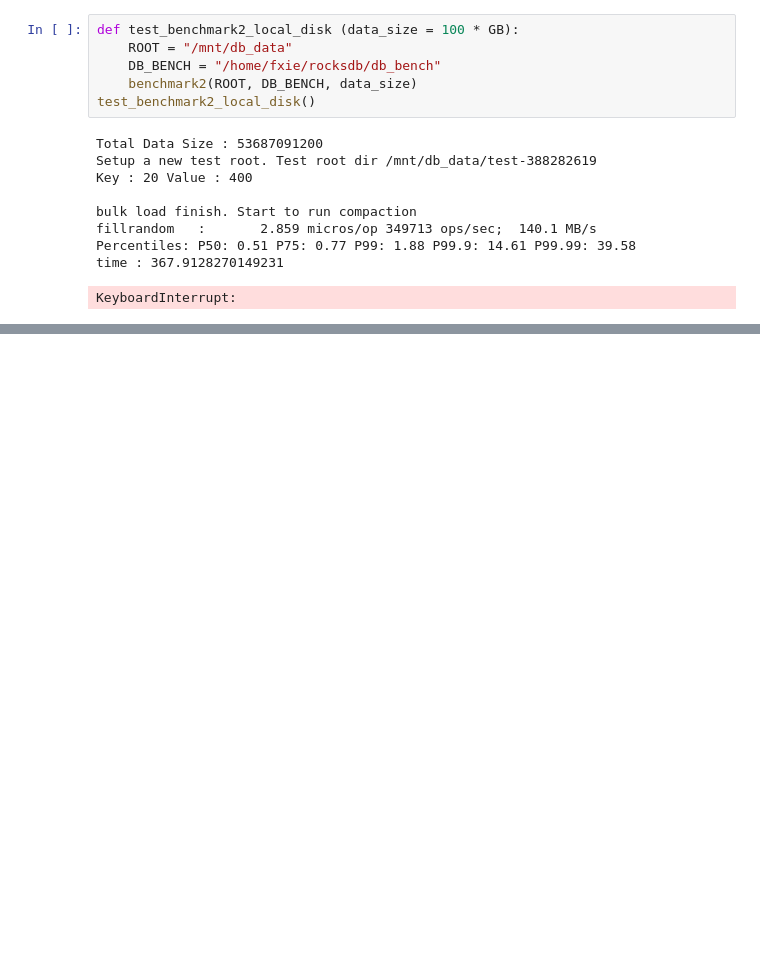
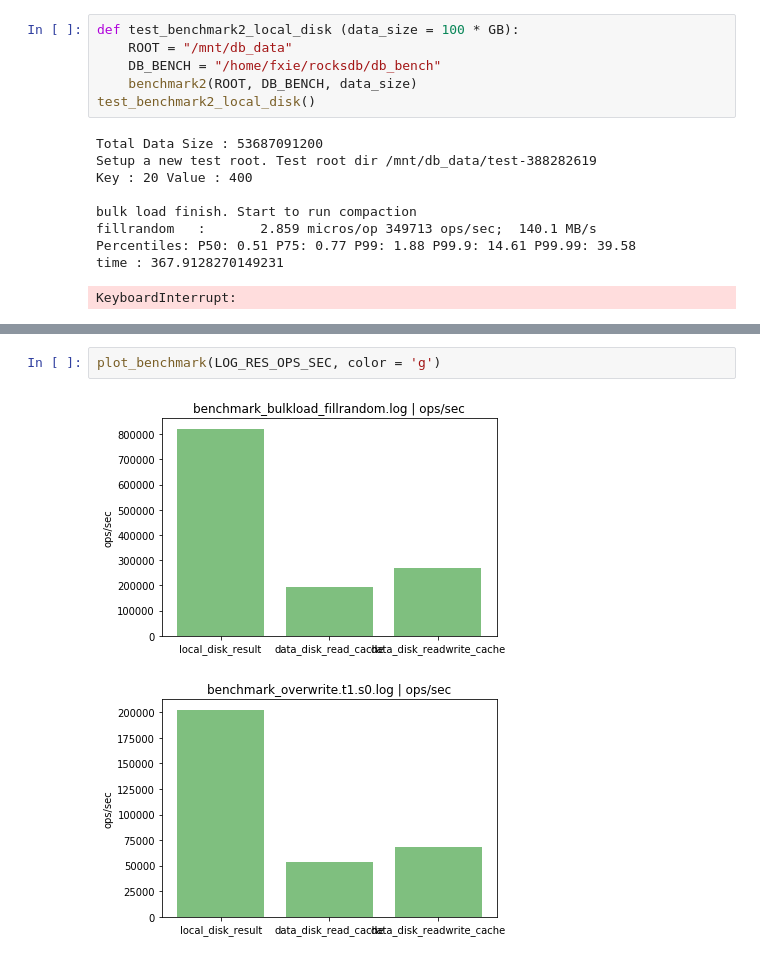
Before and after one commit to xiefan46/samza-azure-storage, a Jupyter notebook: milestone2/python/milestone2-tests.ipynb, the cells around one changed output, grey strips where cells are left out. Cells and saved outputs as stored; diff of their text form; blank space fills up the shorter version.

```diff
--- a/milestone2/python/milestone2-tests.ipynb
+++ b/milestone2/python/milestone2-tests.ipynb
@@ -682,0 +702,5 @@ KeyboardInterrupt:
+# %%
+plot_benchmark(LOG_RES_OPS_SEC, color = 'g')
+# %% [output]
+[figure, added]
+[figure, added]
```
Also changed, not shown: parts of 4 cells of this notebook, 10 other files.
